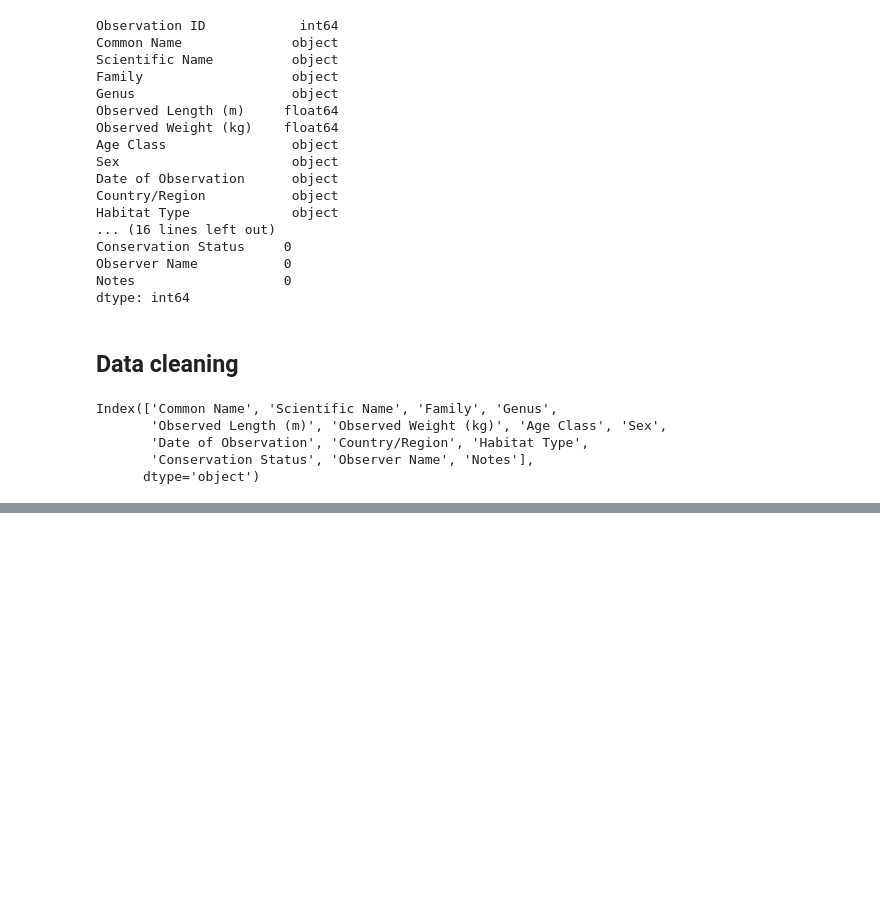
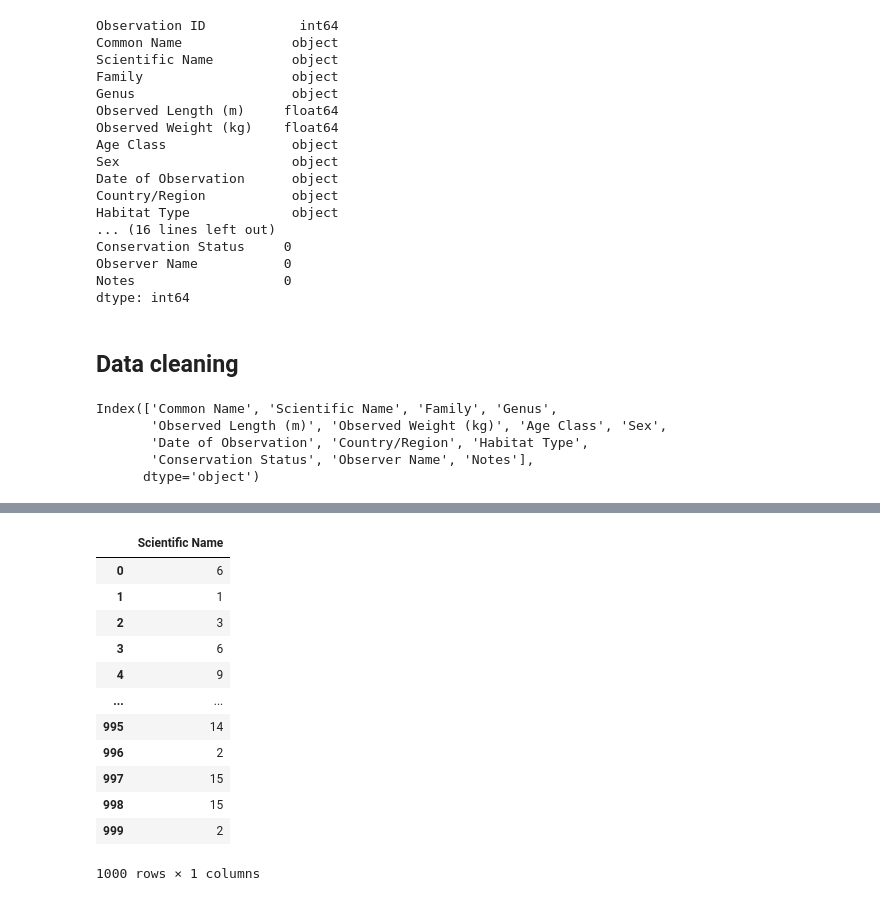
Before and after one commit to ReivaxD/MachineLearningProject, a Jupyter notebook: CrocodileExemple/MLCrocodile.ipynb, the cells around one changed output, grey strips where cells are left out. Saved outputs shown, nothing was run; the diff lists cells and outputs as text; code cells hidden in the pictures; blank space fills up the shorter version.

```diff
--- a/CrocodileExemple/MLCrocodile.ipynb
+++ b/CrocodileExemple/MLCrocodile.ipynb
@@ -69,0 +119,20 @@ KeyError: "None of [Index(['Family', 'Genus', 'Age Class', 'Sex', 'Country/Regio
+# %%
+y_train = pd.DataFrame(y_train)
+
+y_train["Scientific Name"] = y_train["Scientific Name"].astype("category").cat.codes + 1
+
+y_train
+# %% [output]
+|  | Scientific Name |
+| 0 | 6 |
+| 1 | 1 |
+| 2 | 3 |
+| 3 | 6 |
+| 4 | 9 |
+| ... | ... |
+| 995 | 14 |
+| 996 | 2 |
+| 997 | 15 |
+| 998 | 15 |
+| 999 | 2 |
+1000 rows × 1 columns
```
Also changed, not shown: parts of 12 cells of this notebook, 1 other file.
